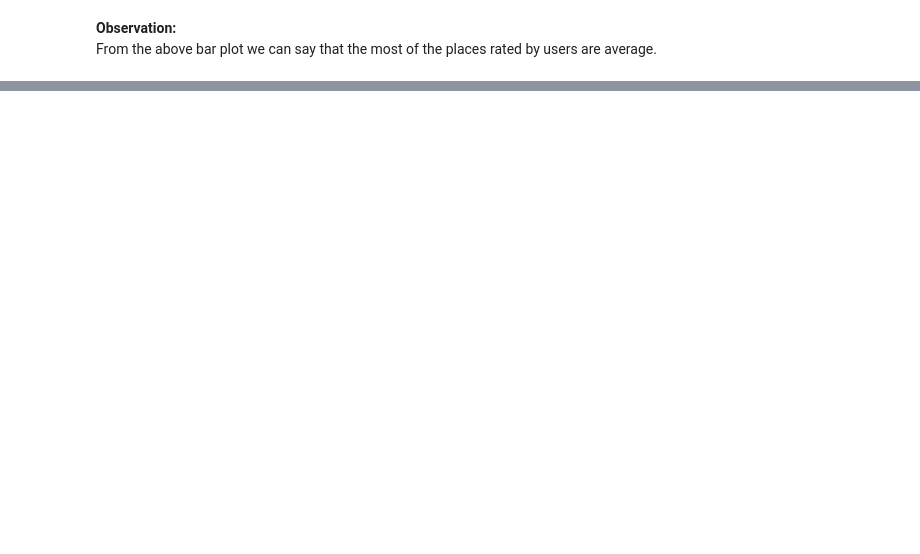
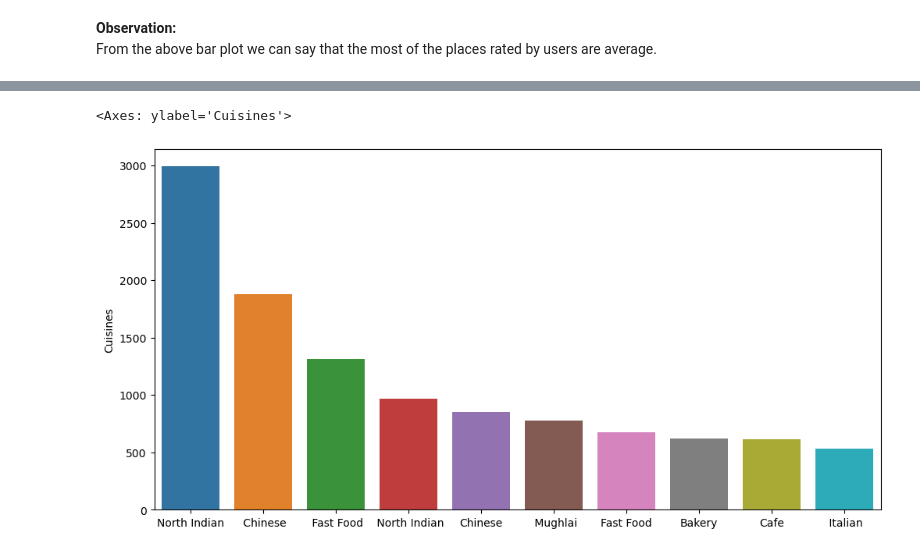
Before and after one commit to AdityaKumbhar21/Exploratory_Data_Analysis_on_Zomato_Dataset, a Jupyter notebook: EDA_Zomato.ipynb, the cells around one changed output, grey strips where cells are left out. Saved outputs shown, nothing was run; the diff lists cells and outputs as text; code cells hidden in the pictures; blank space fills up the shorter version.

```diff
--- a/EDA_Zomato.ipynb
+++ b/EDA_Zomato.ipynb
@@ -242,0 +379,7 @@ Hello
+# %%
+# as the values are comma separated we need to split each one of them and then find the frequencies of top 10 most frequent cuisines.
+
+cuisines = final_df['Cuisines'].str.split(',').explode() #using explode to convert the list into rows
+cuisines_count = cuisines.value_counts()
+
+top_ten_cuisines = cuisines_count[:10]
@@ -242,0 +398,5 @@ Hello
+# %%
+sns.barplot(x=top_ten_cuisines,y=cuisines_count[:10])
+# %% [output]
+<Axes: ylabel='Cuisines'>
+[figure, added]
```
Also changed, not shown: parts of 21 cells of this notebook, 5 other files.
